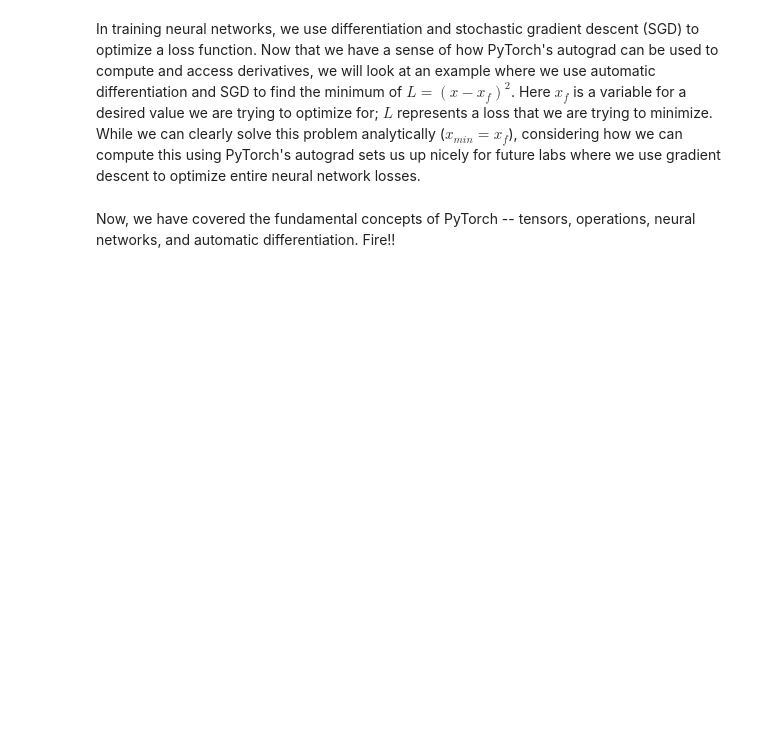
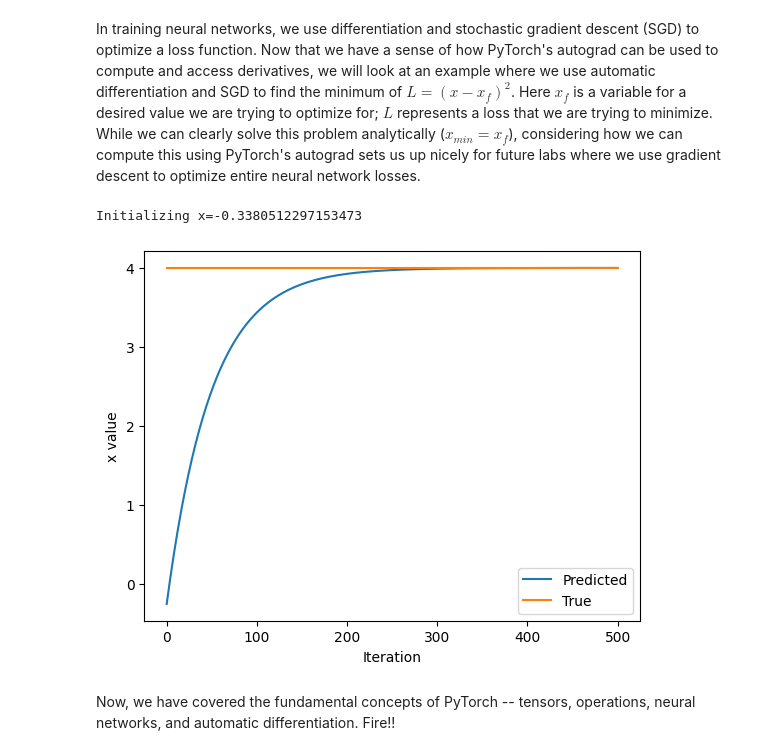
Before and after one commit to leilaalizadeh/introtodeeplearning, a Jupyter notebook: lab1/PT_Part1_Intro.ipynb, the cells around one changed output. Saved outputs shown, nothing was run; the diff lists cells and outputs as text; code cells hidden in the pictures; blank space fills up the shorter version.

Commit message:
lab1 TODOs

```diff
--- a/lab1/PT_Part1_Intro.ipynb
+++ b/lab1/PT_Part1_Intro.ipynb
@@ -299,33 +348,36 @@ In training neural networks, we use differentiation and stochastic gradient desc
 x = torch.randn(1)
 print(f"Initializing x={x.item()}")
 
 learning_rate = 1e-2  # Learning rate
 history = []
 x_f = 4  # Target value
 
 
 # We will run gradient descent for a number of iterations. At each iteration, we compute the loss,
 #   compute the derivative of the loss with respect to x, and perform the update.
 for i in range(500):
     x = torch.tensor([x], requires_grad=True)
 
     # TODO: Compute the loss as the square of the difference between x and x_f
-    loss = # TODO
+    loss = torch.square(x - x_f)
 
     # Backpropagate through the loss to compute gradients
     loss.backward()
 
     # Update x with gradient descent
     x = x.item() - learning_rate * x.grad
 
     history.append(x.item())
 
 # Plot the evolution of x as we optimize toward x_f!
 plt.plot(history)
 plt.plot([0, 500], [x_f, x_f])
 plt.legend(('Predicted', 'True'))
 plt.xlabel('Iteration')
 plt.ylabel('x value')
 plt.show()
+# %% [output]
+Initializing x=-0.3380512297153473
+[figure, added]
 # %% [markdown]
 Now, we have covered the fundamental concepts of PyTorch -- tensors, operations, neural networks, and automatic differentiation. Fire!!
```
Also changed, not shown: parts of 17 cells of this notebook.
